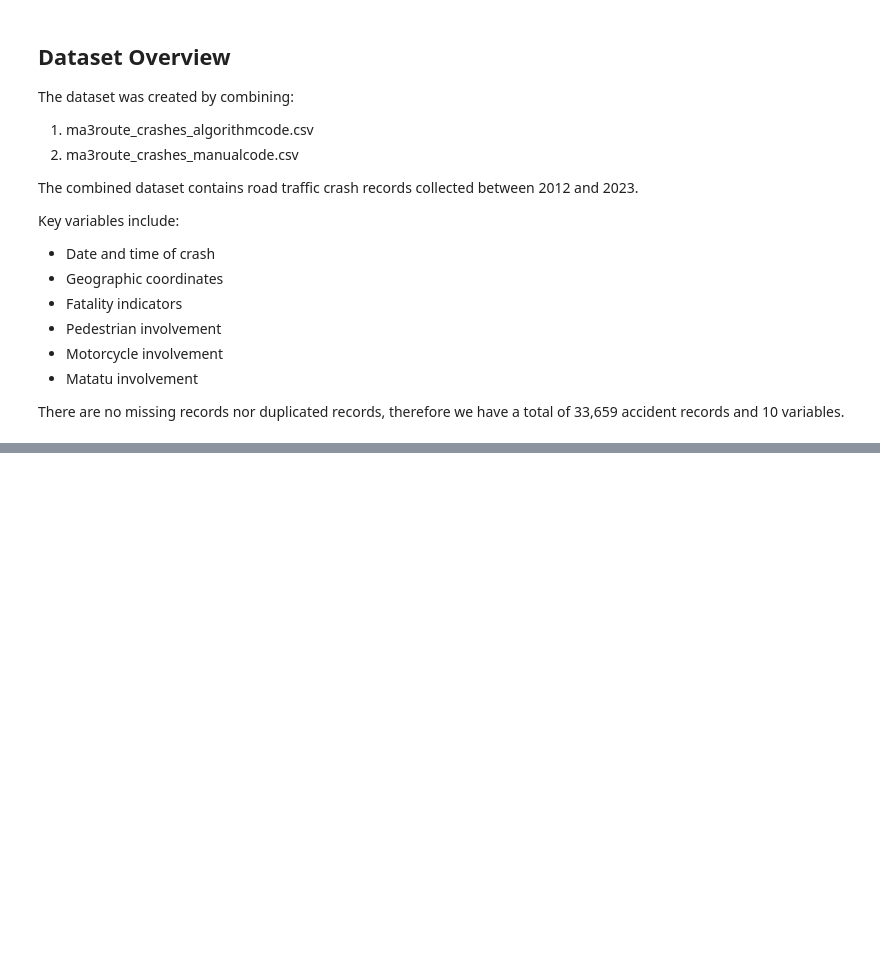
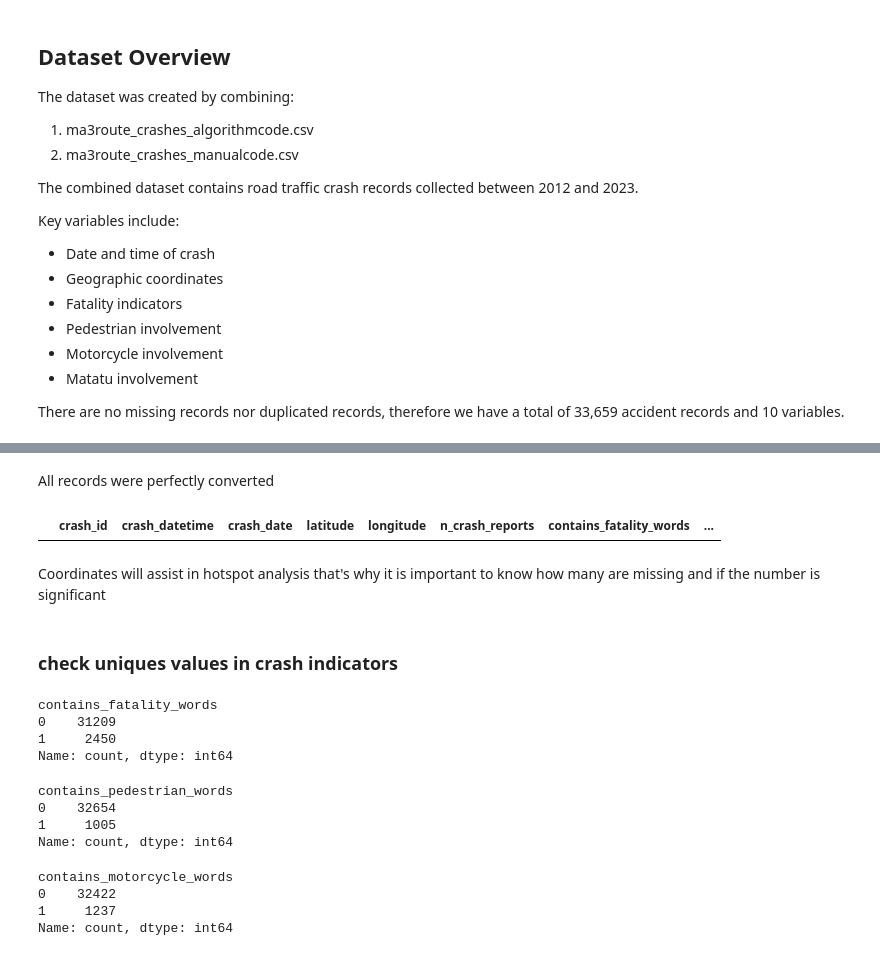
Before and after one commit to Kwata-Collins/Kenya-road-accidents-analysis, a Jupyter notebook: 2_data_understanding.ipynb.ipynb, the cells around one changed output, grey strips where cells are left out. Drawn from its saved outputs; the diff is of its cells as text; code cells hidden in the pictures; blank space fills up the shorter version.

```diff
--- a/2_data_understanding.ipynb.ipynb
+++ b/2_data_understanding.ipynb.ipynb
@@ -196,0 +247,8 @@ There are no missing records nor duplicated records, therefore we have a total o
+# %%
+# create year column
+df_accidents['year'] = df_accidents['crash_datetime'].dt.year
+
+# create month column
+df_accidents['month'] = df_accidents['crash_datetime'].dt.month
+
+df_accidents
@@ -196,0 +269,5 @@ There are no missing records nor duplicated records, therefore we have a total o
+# %%
+# create the month name
+
+df_accidents['month_name'] = df_accidents['crash_datetime'].dt.month_name()
+df_accidents
@@ -196,0 +290,5 @@ There are no missing records nor duplicated records, therefore we have a total o
+# %%
+# create day of the week
+df_accidents['day_name'] = (df_accidents['crash_datetime'].dt.day_name())
+
+df_accidents
@@ -196,0 +311,5 @@ There are no missing records nor duplicated records, therefore we have a total o
+# %%
+# create hour
+df_accidents['hour'] = df_accidents['crash_datetime'].dt.hour
+
+df_accidents.head()
@@ -196,0 +346,34 @@ There are no missing records nor duplicated records, therefore we have a total o
+# %% [markdown]
+All records were perfectly converted
+# %%
+# inspect missing coordinates
+df_accidents[df_accidents['latitude'].isnull() |
+    df_accidents['longitude'].isnull()
+    ]
+# %% [output]
+|  | crash_id | crash_datetime | crash_date | latitude | longitude | n_crash_reports | contains_fatality_words | ... |
+# %% [markdown]
+Coordinates will assist in hotspot analysis that's why it is important to know how many are missing and if the number is significant
+# %% [markdown]
+### check uniques values in crash indicators
+# %%
+df_accidents['contains_fatality_words'].value_counts(dropna=False)
+# %% [output]
+contains_fatality_words
+0    31209
+1     2450
+Name: count, dtype: int64
+# %%
+df_accidents['contains_pedestrian_words'].value_counts(dropna=False)
+# %% [output]
+contains_pedestrian_words
+0    32654
+1     1005
+Name: count, dtype: int64
+# %%
+df_accidents['contains_motorcycle_words'].value_counts(dropna=False)
+# %% [output]
+contains_motorcycle_words
+0    32422
+1     1237
+Name: count, dtype: int64
```
Also changed, not shown: parts of 23 cells of this notebook, 2 other files.
